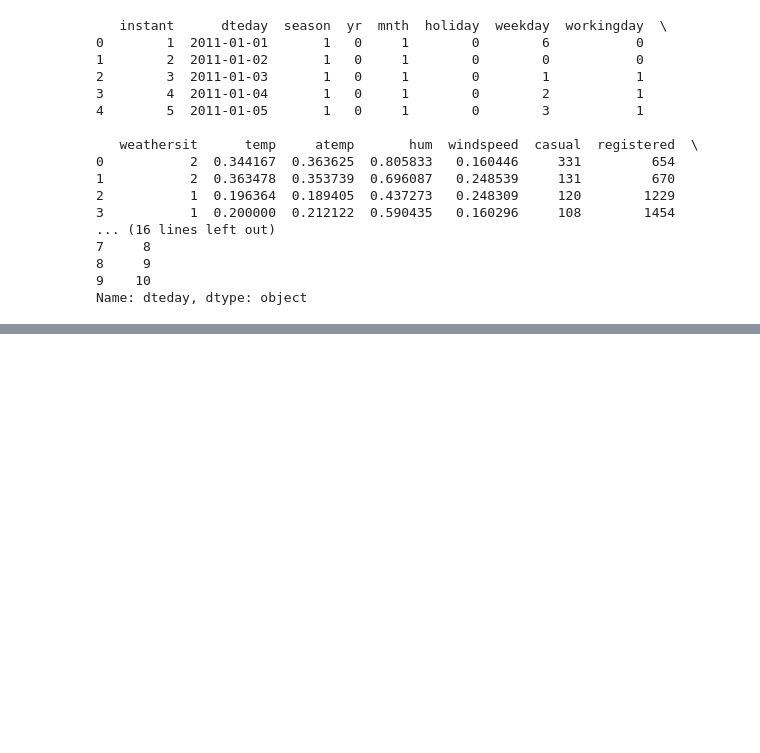
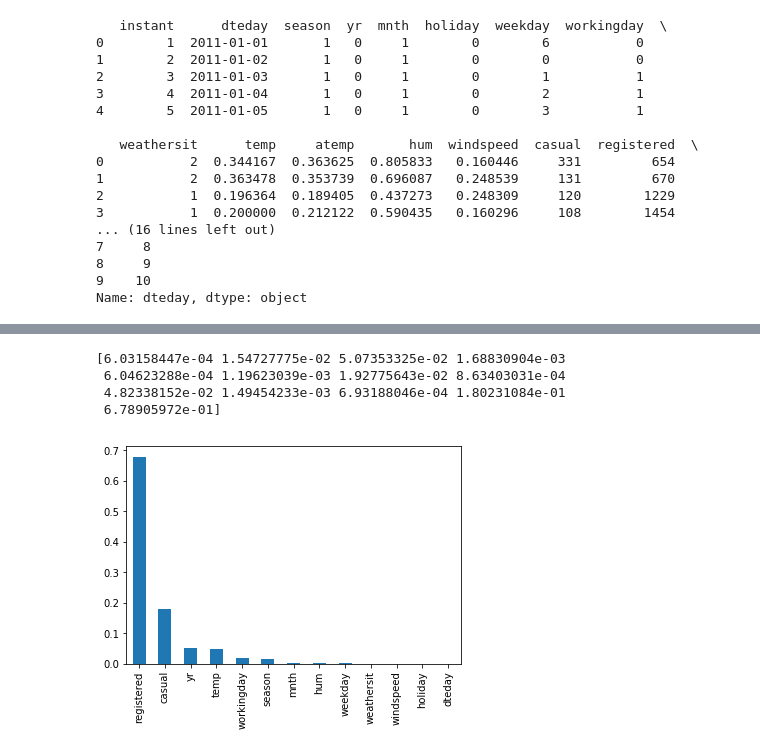
Before and after one commit to joelbraganza/Bike-Rental, a Jupyter notebook: BikeRental.ipynb, the cells around one changed output, grey strips where cells are left out. Drawn from its saved outputs; the diff is of its cells as text; code cells hidden in the pictures; blank space fills up the shorter version.

```diff
--- a/BikeRental.ipynb
+++ b/BikeRental.ipynb
@@ -307,0 +299,32 @@ def MAPE(y_true, y_pred):
+# %%
+# Let's perform couple of more tests
+# Let's perform a feature importance test
+# this test gives you a score for each feature of your data, the higher score shows more importance/relevance
+# of that feature towards your target variable
+# it uses a tree-based classifiers approach
+
+from matplotlib import pyplot as plt
+import seaborn as sns
+from sklearn.ensemble import ExtraTreesRegressor
+
+X = df.iloc[:,:-1]
+y = df['cnt']
+importances = ExtraTreesRegressor().fit(X,y)
+print (importances.feature_importances_)
+
+# Let's look at the scores visually
+
+values = pd.Series(importances.feature_importances_, index = df.columns[:-1])
+values.nlargest(df.shape[1]-1).plot(kind='bar')
+plt.figsize=(10,15)
+plt.show()
+# registered shows highest importance in predicting the target 'cnt'
+# casual shows some, not highly, followed by year, temp, workingday in a much lower manner.
+# the variables month,hum,weekday,weathersit,windspeed,holiday,dteday are shown to have negligible importances.
+# Let's perform 2 more importance/feature selections tests to see if it's true.
+# %% [output]
+[6.03158447e-04 1.54727775e-02 5.07353325e-02 1.68830904e-03
+ 6.04623288e-04 1.19623039e-03 1.92775643e-02 8.63403031e-04
+ 4.82338152e-02 1.49454233e-03 6.93188046e-04 1.80231084e-01
+ 6.78905972e-01]
+[figure, added]
```
Also changed, not shown: parts of 25 cells of this notebook.
